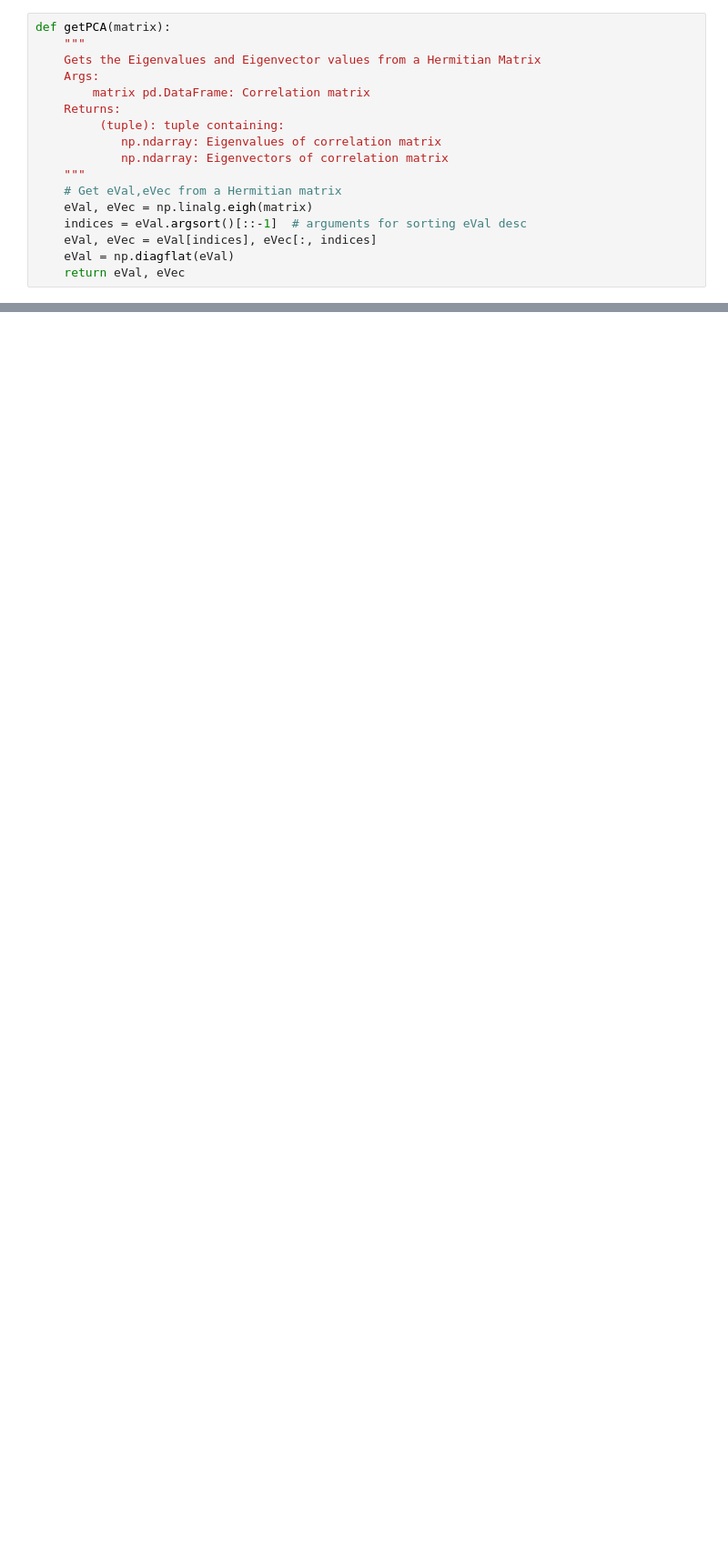
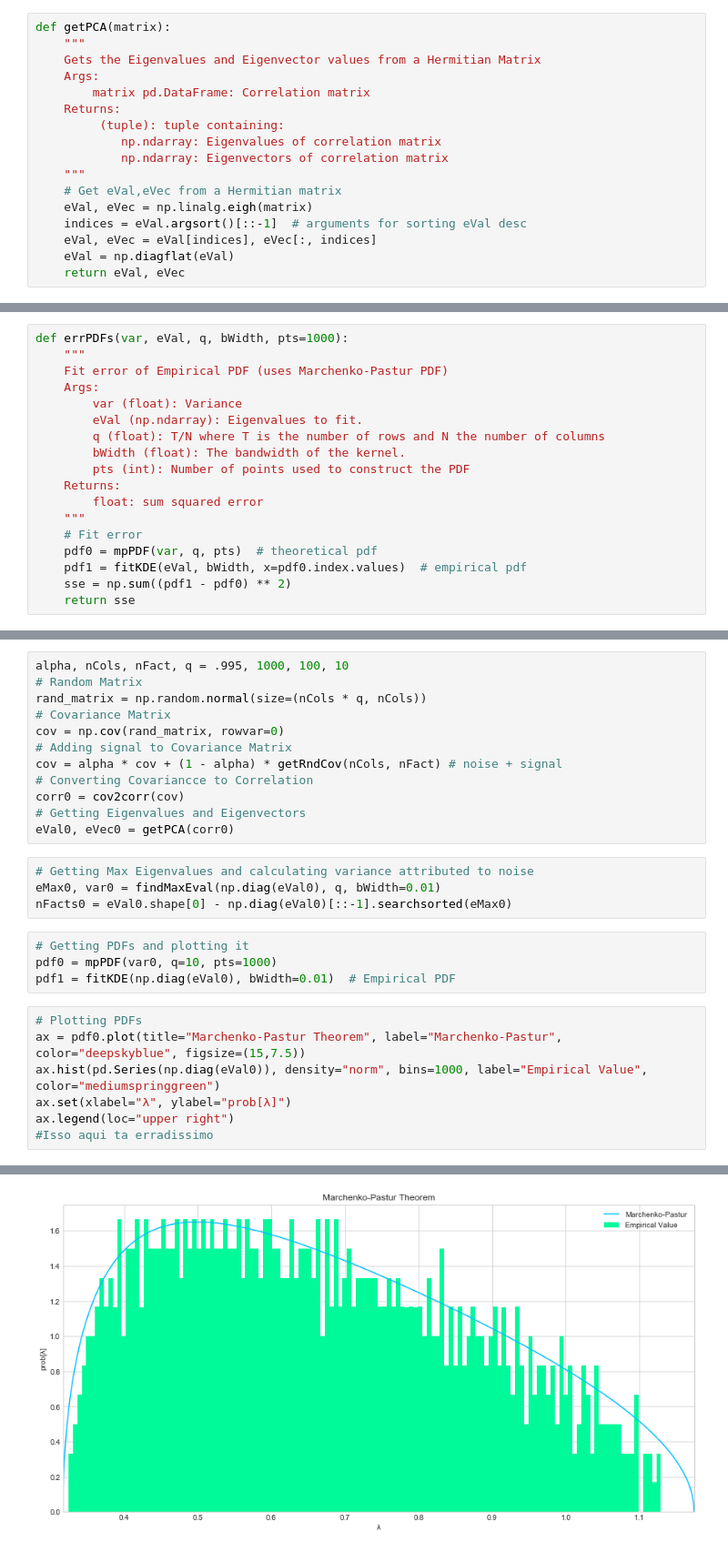
Before and after one commit to victorhugow/ml_asset_managers, a Jupyter notebook: codes/ch2.ipynb, the cells around one changed output, grey strips where cells are left out. Shown: that part at 91% size. Drawn from its saved outputs; the diff is of its cells as text; blank space fills up the shorter version.

```diff
--- a/codes/ch2.ipynb
+++ b/codes/ch2.ipynb
@@ -55,0 +209,18 @@ def getPCA(matrix):
+# %%
+def errPDFs(var, eVal, q, bWidth, pts=1000):
+    """
+    Fit error of Empirical PDF (uses Marchenko-Pastur PDF)
+    Args:
+        var (float): Variance
+        eVal (np.ndarray): Eigenvalues to fit.
+        q (float): T/N where T is the number of rows and N the number of columns
+        bWidth (float): The bandwidth of the kernel.
+        pts (int): Number of points used to construct the PDF
+    Returns:
+        float: sum squared error
+    """
+    # Fit error
+    pdf0 = mpPDF(var, q, pts)  # theoretical pdf
+    pdf1 = fitKDE(eVal, bWidth, x=pdf0.index.values)  # empirical pdf
+    sse = np.sum((pdf1 - pdf0) ** 2)
+    return sse
@@ -55,0 +251,28 @@ def getPCA(matrix):
+# %%
+alpha, nCols, nFact, q = .995, 1000, 100, 10
+# Random Matrix
+rand_matrix = np.random.normal(size=(nCols * q, nCols))
+# Covariance Matrix
+cov = np.cov(rand_matrix, rowvar=0)
+# Adding signal to Covariance Matrix
+cov = alpha * cov + (1 - alpha) * getRndCov(nCols, nFact) # noise + signal
+# Converting Covariancce to Correlation
+corr0 = cov2corr(cov)
+# Getting Eigenvalues and Eigenvectors
+eVal0, eVec0 = getPCA(corr0)
+# %%
+# Getting Max Eigenvalues and calculating variance attributed to noise
+eMax0, var0 = findMaxEval(np.diag(eVal0), q, bWidth=0.01)
+nFacts0 = eVal0.shape[0] - np.diag(eVal0)[::-1].searchsorted(eMax0)
+# %%
+# Getting PDFs and plotting it
+pdf0 = mpPDF(var0, q=10, pts=1000)
+pdf1 = fitKDE(np.diag(eVal0), bWidth=0.01)  # Empirical PDF
+# %%
+# Plotting PDFs
+ax = pdf0.plot(title="Marchenko-Pastur Theorem", label="Marchenko-Pastur", color="deepskyblue", figsize=(15,7.5))
+ax.hist(pd.Series(np.diag(eVal0)), density="norm", bins=1000, label="Empirical Value", color="mediumspringgreen")
+ax.set(xlabel="λ", ylabel="prob[λ]")
+ax.legend(loc="upper right")
+#Isso aqui ta erradissimo
+# %% [output]
@@ -55,0 +280 @@ def getPCA(matrix):
+[figure, added]
```
Also changed, not shown: parts of 15 cells of this notebook.
